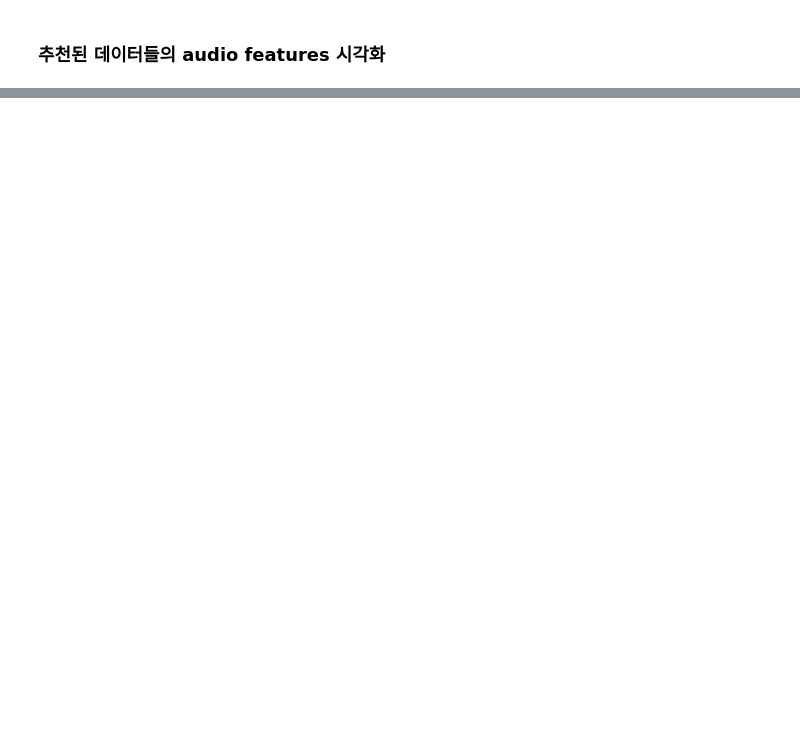
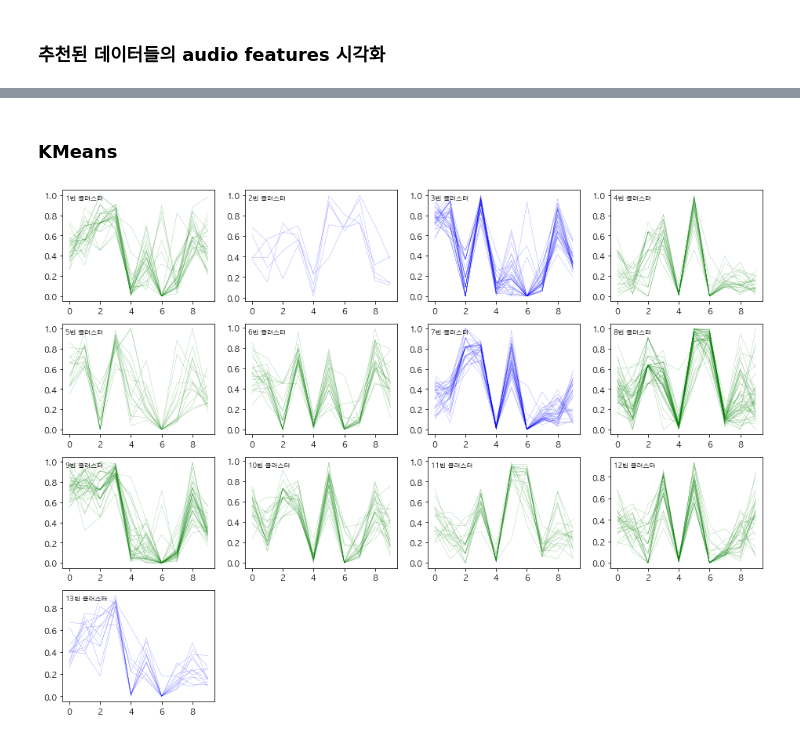
Before and after one commit to formegusto/research-muletter, a Jupyter notebook: pt1. MuLetter Service Researching.ipynb, the cells around one changed output, grey strips where cells are left out. Cells and saved outputs as stored; diff of their text form; code cells hidden in the pictures; blank space fills up the shorter version.

```diff
--- a/pt1. MuLetter Service Researching.ipynb
+++ b/pt1. MuLetter Service Researching.ipynb
@@ -100,0 +82,12 @@ plt.show()
+# %% [markdown]
+### KMeans
+# %%
+kmeans = utils.KMeans(
+    datas=norm_features
+)
+kmeans.run(early_stop_cnt=5)
+clear_output(wait=True)
+
+utils.visual_cluster_data(sel_tracks, kmeans)
+# %% [output]
+[figure, added]
```
Also changed, not shown: parts of 13 cells of this notebook, 7 other files.
